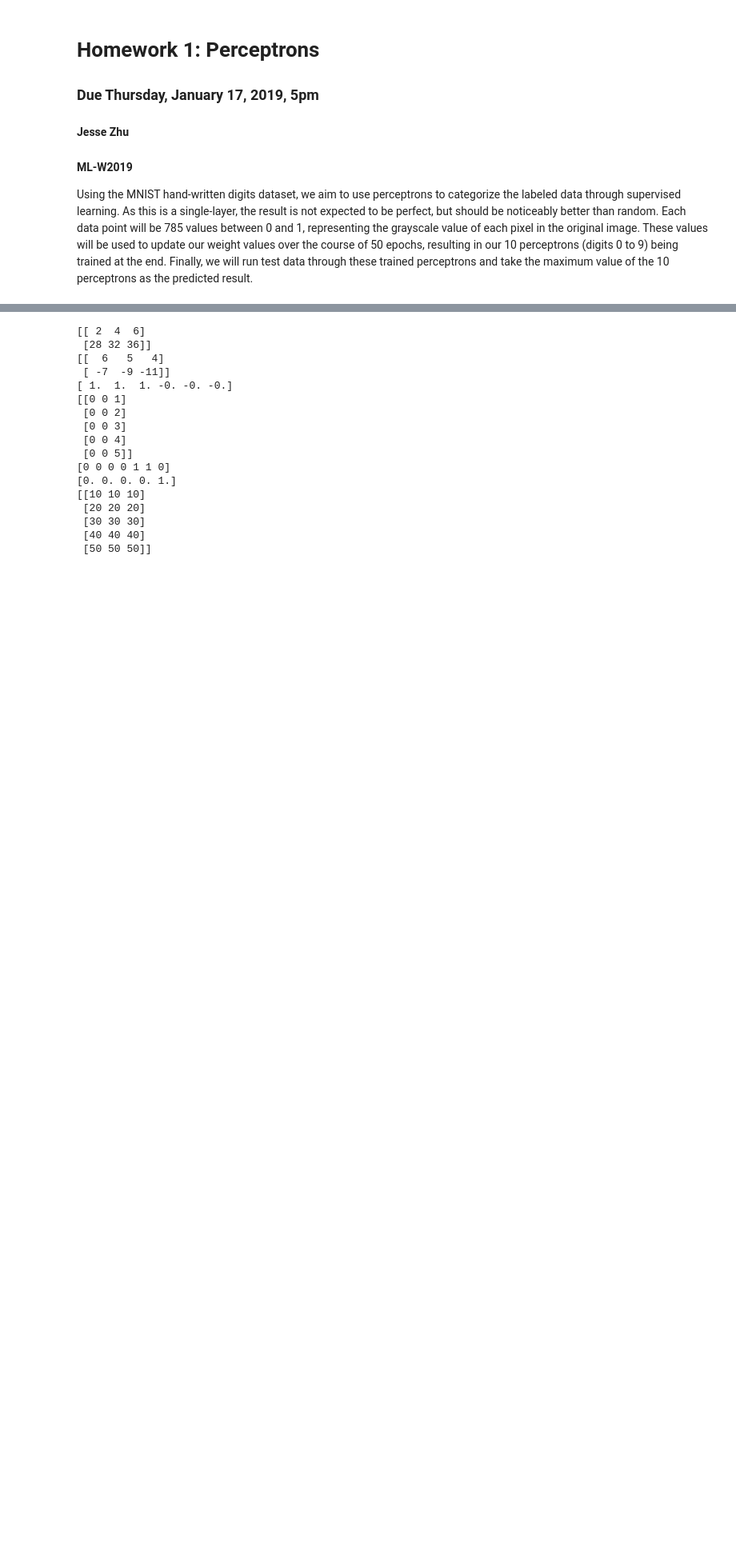
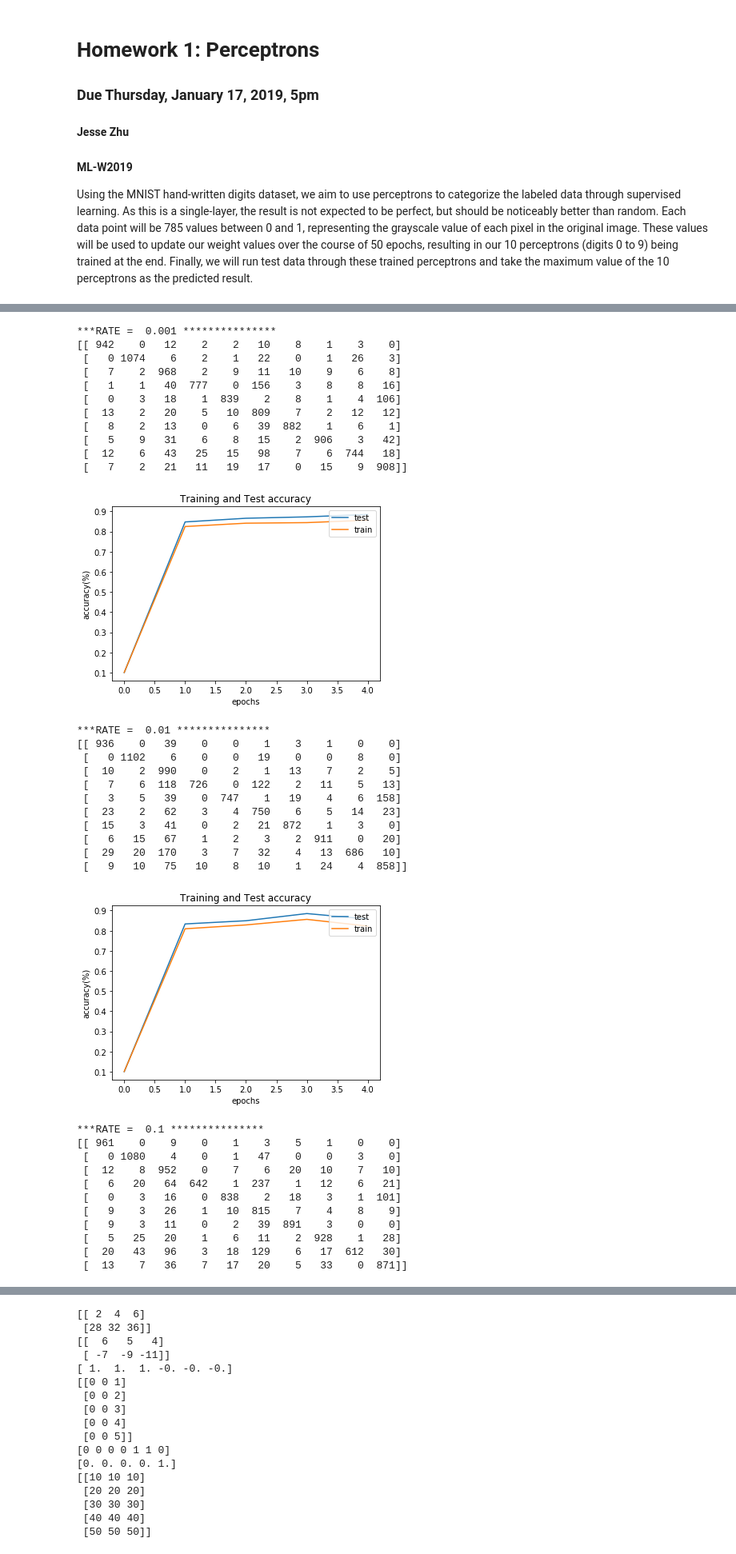
Before and after one commit to jzcs/ML_Winter2019, a Jupyter notebook: Machine Learning Homework 1.ipynb, the cells around one changed output, grey strips where cells are left out. Shown at 80% size. Drawn from its saved outputs; the diff is of its cells as text; code cells hidden in the pictures; blank space fills up the shorter version.

```diff
--- a/Machine Learning Homework 1.ipynb
+++ b/Machine Learning Homework 1.ipynb
@@ -131,14 +115,0 @@ def train(weights, data, lr, debug = 0):
-# %%
-#draw_digit(test_data[0, :])
-w = init_weights
-acc_test = []
-acc_train = []
-
-rate = 0.1
-acc_test.append(acc(w, test_data, debug = 0))
-acc_train.append(acc(w, train_data, debug = 0))
-
-train(w, test_data, 0.1)
-
-print(acc(w, test_data, debug = 0))
-print(w.sum())
@@ -149,0 +116,62 @@ print(w.sum())
+# %%
+#draw_digit(test_data[0, :])
+for rate in learning_rates:
+    print("***RATE = ",rate,"***************")
+    w = np.copy(init_weights)
+    acc_test = []
+    acc_train = []
+
+    acc_test.append(acc(w, test_data))
+    acc_train.append(acc(w, train_data))
+
+    for i in range(0,4):
+        train(w, test_data, rate)
+        acc_test.append(acc(w, test_data))
+        acc_train.append(acc(w, train_data))
+
+    print(cm(w, test_data))
+
+    plt.plot(acc_test)
+    plt.plot(acc_train)
+    plt.xlabel("epochs")
+    plt.ylabel("accuracy(%)")
+    title = "Training and Test accuracy, learning rate = " + str(rate)
+    plt.title("Training and Test accuracy")
+    plt.legend(("test", "train"),loc='upper right')
+    plt.show()
+# %% [output]
+***RATE =  0.001 ***************
+[[ 942    0   12    2    2   10    8    1    3    0]
+ [   0 1074    6    2    1   22    0    1   26    3]
+ [   7    2  968    2    9   11   10    9    6    8]
+ [   1    1   40  777    0  156    3    8    8   16]
+ [   0    3   18    1  839    2    8    1    4  106]
+ [  13    2   20    5   10  809    7    2   12   12]
+ [   8    2   13    0    6   39  882    1    6    1]
+ [   5    9   31    6    8   15    2  906    3   42]
+ [  12    6   43   25   15   98    7    6  744   18]
+ [   7    2   21   11   19   17    0   15    9  908]]
+[figure, added]
+***RATE =  0.01 ***************
+[[ 936    0   39    0    0    1    3    1    0    0]
+ [   0 1102    6    0    0   19    0    0    8    0]
+ [  10    2  990    0    2    1   13    7    2    5]
+ [   7    6  118  726    0  122    2   11    5   13]
+ [   3    5   39    0  747    1   19    4    6  158]
+ [  23    2   62    3    4  750    6    5   14   23]
+ [  15    3   41    0    2   21  872    1    3    0]
+ [   6   15   67    1    2    3    2  911    0   20]
+ [  29   20  170    3    7   32    4   13  686   10]
+ [   9   10   75   10    8   10    1   24    4  858]]
+[figure, added]
+***RATE =  0.1 ***************
+[[ 961    0    9    0    1    3    5    1    0    0]
+ [   0 1080    4    0    1   47    0    0    3    0]
+ [  12    8  952    0    7    6   20   10    7   10]
+ [   6   20   64  642    1  237    1   12    6   21]
+ [   0    3   16    0  838    2   18    3    1  101]
+ [   9    3   26    1   10  815    7    4    8    9]
+ [   9    3   11    0    2   39  891    3    0    0]
+ [   5   25   20    1    6   11    2  928    1   28]
+ [  20   43   96    3   18  129    6   17  612   30]
+ [  13    7   36    7   17   20    5   33    0  871]]
```
Also changed, not shown: parts of 8 cells of this notebook.
